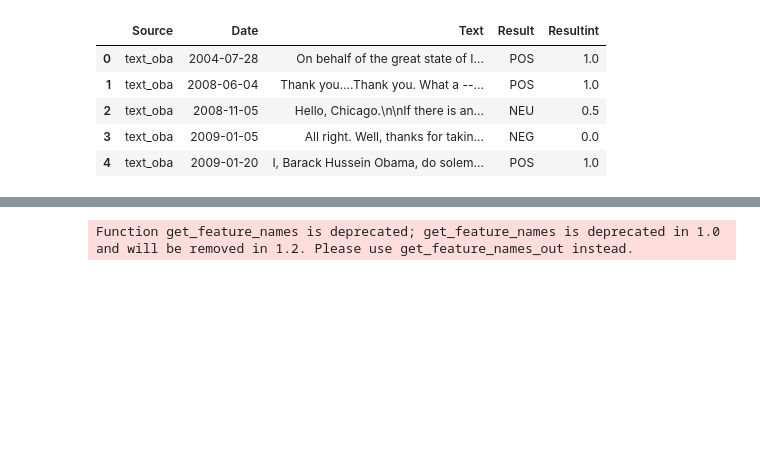
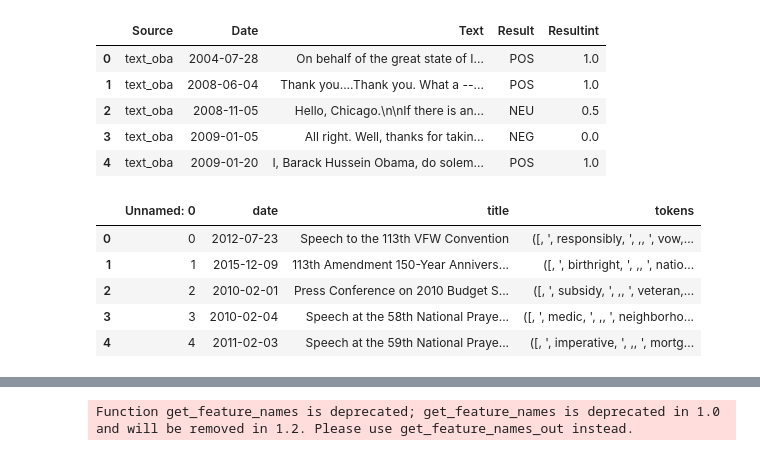
Before and after one commit to pday2/ObamaNLP, a Jupyter notebook: PosNegSentiment.ipynb, the cells around one changed output, grey strips where cells are left out. Cells and saved outputs as stored; diff of their text form; code cells hidden in the pictures; blank space fills up the shorter version.

Commit message:
Doc2Vec update, results still inconclusive

```diff
--- a/PosNegSentiment.ipynb
+++ b/PosNegSentiment.ipynb
@@ -369,5 +369,18 @@ D2Vdata.head()
 | 2 | text_oba | 2008-11-05 | Hello, Chicago.\n\nIf there is an... | NEU | 0.5 |
 | 3 | text_oba | 2009-01-05 | All right. Well, thanks for takin... | NEG | 0.0 |
 | 4 | text_oba | 2009-01-20 | I, Barack Hussein Obama, do solem... | POS | 1.0 |
+# %%
+D2Vdata=pd.read_csv('UCSBLemmaTokens.csv')
+import spacy
+nlp = spacy.load("en_core_web_md")
+D2Vdata['tokens']=D2Vdata['tokens'].apply(lambda x: nlp(x)) #Still need to fix commas being tokenized...
+D2Vdata.head()
+# %% [output]
+|  | Unnamed: 0 | date | title | tokens |
+| 0 | 0 | 2012-07-23 | Speech to the 113th VFW Convention | ([, ', responsibly, ', ,, ', vow,... |
+| 1 | 1 | 2015-12-09 | 113th Amendment 150-Year Annivers... | ([, ', birthright, ', ,, ', natio... |
+| 2 | 2 | 2010-02-01 | Press Conference on 2010 Budget S... | ([, ', subsidy, ', ,, ', veteran,... |
+| 3 | 3 | 2010-02-04 | Speech at the 58th National Praye... | ([, ', medic, ', ,, ', neighborho... |
+| 4 | 4 | 2011-02-03 | Speech at the 59th National Praye... | ([, ', imperative, ', ,, ', mortg... |
 # %%
 #Clean up text, train-test split(MIGHT NEED REVIEW), tokenize using nltk + tag set of tokens by sentiment score
```
Also changed, not shown: parts of 13 cells of this notebook, 2 other files.
